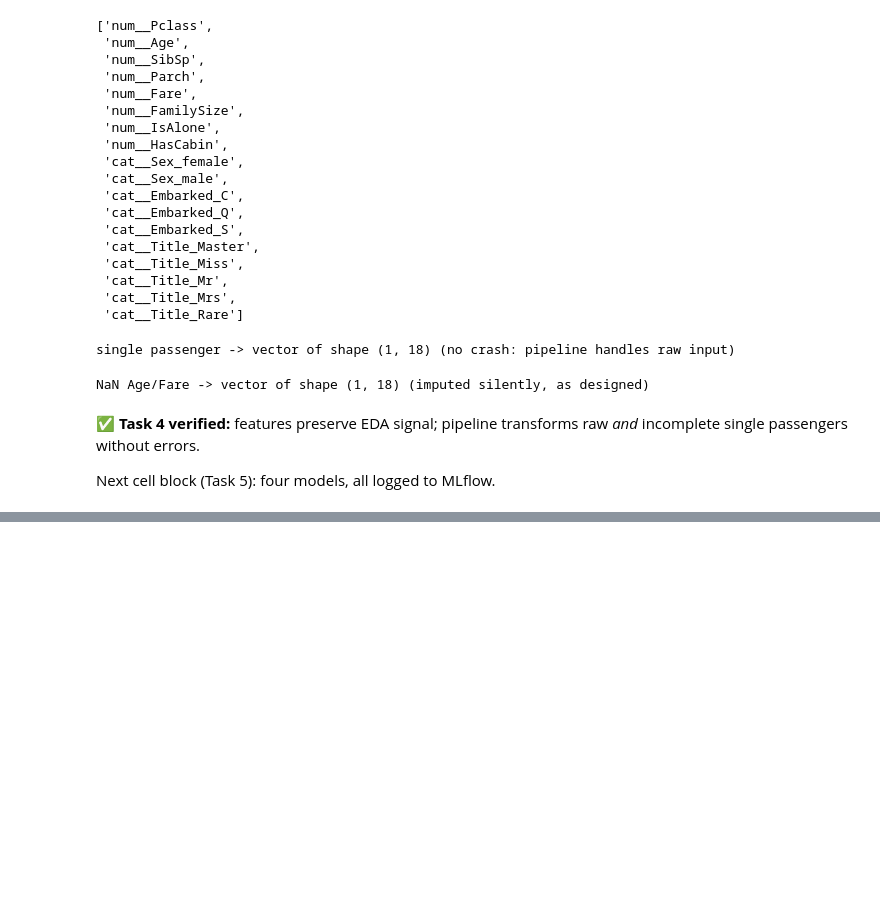
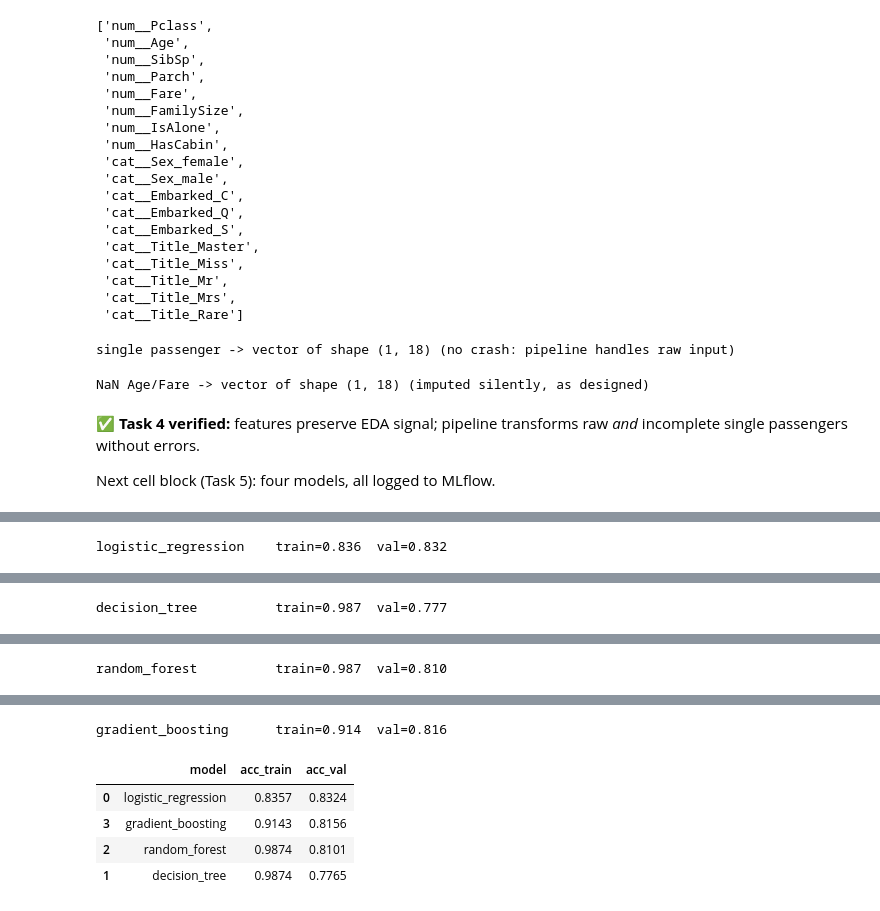
Before and after one commit to KaranjotVendal/titanic-lifecycle, a Jupyter notebook: notebooks/02_features_and_models.ipynb, the cells around one changed output, grey strips where cells are left out. Drawn from its saved outputs; the diff is of its cells as text; code cells hidden in the pictures; blank space fills up the shorter version.

Commit message:
models: four baselines tracked in mlflow

```diff
--- a/notebooks/02_features_and_models.ipynb
+++ b/notebooks/02_features_and_models.ipynb
@@ -168,8 +167,8 @@ ColumnTransformer(transformers=[('num',
 # %%
 from sklearn.model_selection import train_test_split
 
-X = train_fe.drop(columns=[TARGET])
-y = train_fe[TARGET]
+X = train_fe.drop(columns=[Target])
+y = train_fe[Target]
 
 X_train, X_val, y_train, y_val = train_test_split(
     X, y, test_size=0.2, stratify=y, random_state=RANDOM_STATE,
@@ -241,0 +247,9 @@ Next cell block (Task 5): four models, all logged to MLflow.
+# %%
+import mlflow
+import mlflow.sklearn
+from sklearn.ensemble import GradientBoostingClassifier, RandomForestClassifier
+from sklearn.linear_model import LogisticRegression
+from sklearn.metrics import accuracy_score
+from sklearn.tree import DecisionTreeClassifier
+
+mlflow.set_experiment("titanic-baselines")
@@ -241,0 +259,31 @@ Next cell block (Task 5): four models, all logged to MLflow.
+# %%
+MODELS = {
+    "logistic_regression": LogisticRegression(max_iter=1000, random_state=RANDOM_STATE),
+    "decision_tree": DecisionTreeClassifier(random_state=RANDOM_STATE),
+    "random_forest": RandomForestClassifier(random_state=RANDOM_STATE),
+    "gradient_boosting": GradientBoostingClassifier(random_state=RANDOM_STATE),
+}
+
+results = []
+
+for name, model in MODELS.items():
+    # ONE pipeline: preprocessing welded to the model -> one artifact
+    pipe = Pipeline([("preprocess", preprocessor), ("model", model)])
+    pipe.fit(X_train, y_train)
+
+    acc_train = accuracy_score(y_train, pipe.predict(X_train))
+    acc_val = accuracy_score(y_val, pipe.predict(X_val))
+
+    with mlflow.start_run(run_name=name):
+        mlflow.log_param("model", name)
+        mlflow.log_params({f"model_{k}": v for k, v in model.get_params().items()})
+        mlflow.log_metric("accuracy_train", acc_train)
+        mlflow.log_metric("accuracy_val", acc_val)
+        mlflow.sklearn.log_model(pipe, artifact_path="model", input_example=X_train.head(5), serialization_format="cloudpickle")  # skops-safe default rejects numpy.dtype; cloudpickle is the pragmatic local choice
+
+    results.append({"model": name, "acc_train": round(acc_train, 4), "acc_val": round(acc_val, 4)})
+    print(f"{name:22s} train={acc_train:.3f}  val={acc_val:.3f}")
+
+results_df = pd.DataFrame(results).sort_values("acc_val", ascending=False)
+results_df
+# %% [output]
@@ -241,0 +295 @@ Next cell block (Task 5): four models, all logged to MLflow.
+logistic_regression    train=0.836  val=0.832
@@ -241,0 +298 @@ Next cell block (Task 5): four models, all logged to MLflow.
+decision_tree          train=0.987  val=0.777
@@ -241,0 +303 @@ Next cell block (Task 5): four models, all logged to MLflow.
+random_forest          train=0.987  val=0.810
@@ -241,0 +305,6 @@ Next cell block (Task 5): four models, all logged to MLflow.
+gradient_boosting      train=0.914  val=0.816
+|  | model | acc_train | acc_val |
+| 0 | logistic_regression | 0.8357 | 0.8324 |
+| 3 | gradient_boosting | 0.9143 | 0.8156 |
+| 2 | random_forest | 0.9874 | 0.8101 |
+| 1 | decision_tree | 0.9874 | 0.7765 |
```
Also changed, not shown: parts of 8 cells of this notebook, 1 other file.
